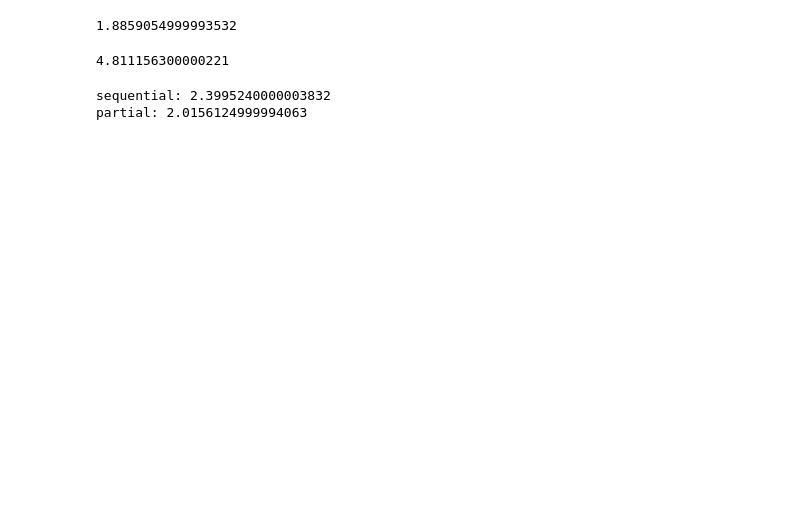
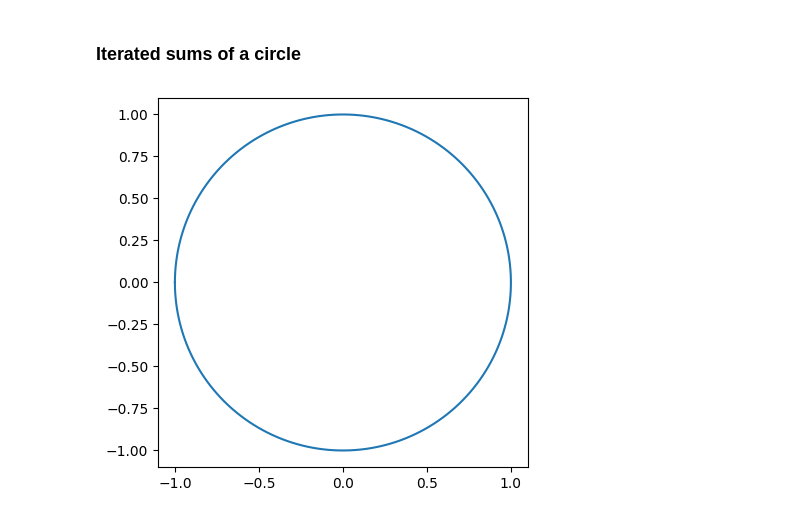
Before and after one commit to irkri/witss, a Jupyter notebook: test.ipynb, the cells around one changed output. Cells and saved outputs as stored; diff of their text form; code cells hidden in the pictures; blank space fills up the shorter version.

```diff
--- a/test.ipynb
+++ b/test.ipynb
@@ -109,26 +5,18 @@ timeit.timeit(lambda: iss.iss(np.random.random((10000, 1)), iss.Word('[1][1][1]'
-# %%
-import timeit
-
-timeit.timeit(lambda: iss.iss(np.random.random((10000, 1)), iss.Word('[1][1][1]')), number=10000)
-# %% [output]
-1.8859054999993532
-# %%
-timeit.timeit(lambda: iss.iss(np.random.random((10000, 1)), iss.Word('[1][1][1]'), weighting=iss.weighting.Exponential((0, 0, 0))), number=10000)
-# %% [output]
-4.811156300000221
-# %%
-def time_iss():
-    x = np.random.random((10000, 1))
-    word = iss.Word(3*"[1]")
-    iss.iss(x, word)
-
-def time_iss_partial():
-    x = np.random.random((10000, 1))
-    word = iss.Word(3*"[1]")
-    iss.iss(x, word, partial=True)
-
-print("sequential:", timeit.timeit(time_iss, number=10000))
-print("partial:", timeit.timeit(time_iss_partial, number=10000))
-# %% [output]
-sequential: 2.3995240000003832
-partial: 2.0156124999994063
+# %% [markdown]
+### Iterated sums of a circle
+# %%
+rn = np.linspace(0, 2*np.pi, 200)
+
+x1 = np.c_[np.cos(rn-np.pi), np.sin(rn)]
+
+rn = np.linspace(-1, 1, 100)
+
+x2 = np.c_[
+    np.r_[rn, rn[-2::-1]],
+    np.r_[np.sqrt(1-rn**2), -np.sqrt(1-rn[-2::-1]**2)],
+]
+# %%
+plt.plot(x1[:, 0], x1[:, 1])
+plt.gca().set_aspect("equal")
+# %% [output]
+[figure, added]
```
Also changed, not shown: parts of 22 cells of this notebook, 6 other files.
